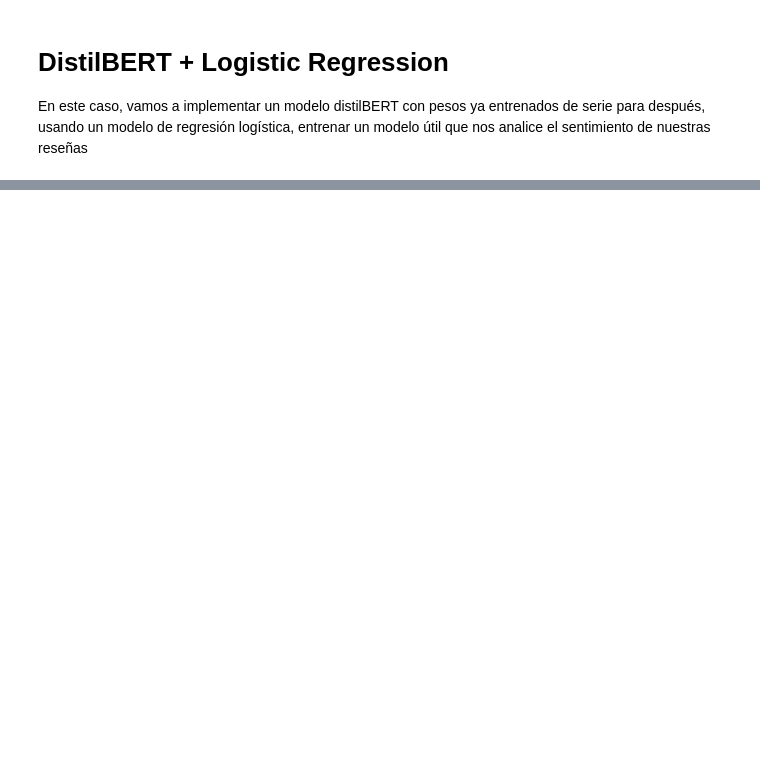
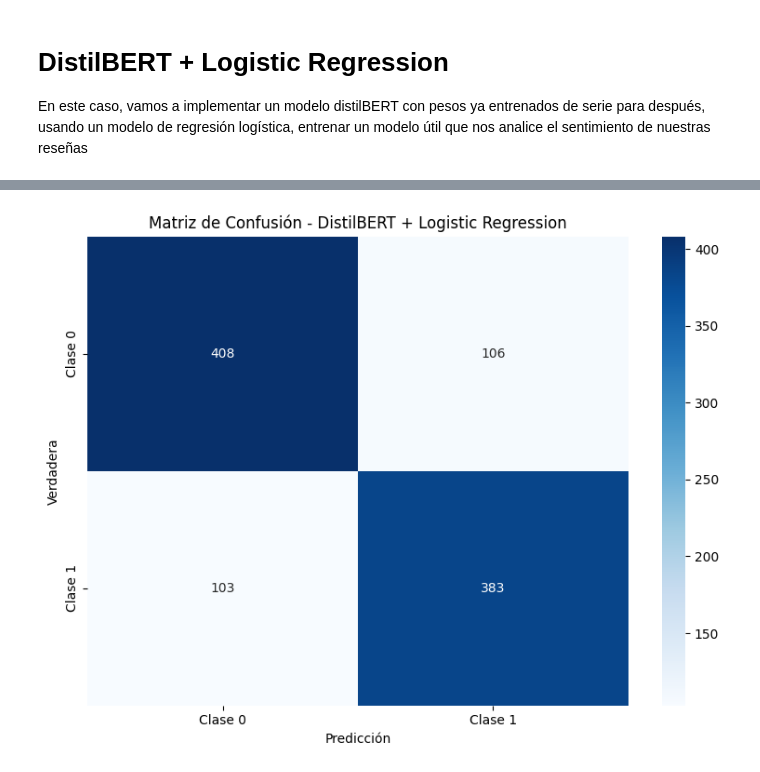
Before and after one commit to Rcerezo-dev/NLP, a Jupyter notebook: 3.1.division_y_entrenamiento0-1.ipynb, the cells around one changed output, grey strips where cells are left out. Drawn from its saved outputs; the diff is of its cells as text; code cells hidden in the pictures; blank space fills up the shorter version.

```diff
--- a/3.1.division_y_entrenamiento0-1.ipynb
+++ b/3.1.division_y_entrenamiento0-1.ipynb
@@ -276,7 +299,7 @@ from torch.utils.data import TensorDataset, DataLoader
 from transformers import DistilBertTokenizer, DistilBertModel
 import pandas as pd
 #En este caso, dado que Bert incluye su propio Tokenizador, vamos a cargar el dataset sin limpiar
-path = r'C:\Users\rammu\Documents\projects\NLP_04\práctica\reviews_Video_Games_5_balanced_preprocessed_0-1.csv'
+path = r'reviews_Video_Games_5_balanced_preprocessed_0-1.csv'
 
 df = pd.read_csv(path)
 df.head()
@@ -378,7 +401,7 @@ from sklearn.metrics import classification_report, confusion_matrix
 # --------------------------
 # 1. Ruta de guardado
 # --------------------------
-SAVE_DIR = r"C:\Users\rammu\Documents\projects\NLP_04\práctica\modelos\DistilBERT_lr_0-1"
+SAVE_DIR = r"modelos\DistilBERT_lr_0-1"
 os.makedirs(SAVE_DIR, exist_ok=True)
 
 # --------------------------
@@ -480,0 +497,72 @@ Please also refer to the documentation for alternative solver options:
+# %%
+from sklearn.metrics import (accuracy_score, f1_score, precision_score, recall_score,
+                             roc_auc_score, confusion_matrix, classification_report,
+                             roc_curve, auc)
+import matplotlib.pyplot as plt
+import seaborn as sns
+
+# --------------------------
+# Calcular Métricas Principales
+# --------------------------
+accuracy = accuracy_score(y_true, y_pred)
+precision = precision_score(y_true, y_pred, average='weighted')
+recall = recall_score(y_true, y_pred, average='weighted')
+f1 = f1_score(y_true, y_pred, average='weighted')
+
+# Métricas adicionales por clase
+precision_per_class = precision_score(y_true, y_pred, average=None)
+recall_per_class = recall_score(y_true, y_pred, average=None)
+f1_per_class = f1_score(y_true, y_pred, average=None)
+
+print("=" * 60)
+print("MÉTRICAS DE DESEMPEÑO - MODELO DistilBERT + LOGISTIC REGRESSION")
+print("=" * 60)
+print(f"\n✔️ MÉTRICAS GLOBALES:")
+print(f"   • Accuracy:  {accuracy:.4f}")
+print(f"   • Precision: {precision:.4f}")
+print(f"   • Recall:    {recall:.4f}")
+print(f"   • F1-Score:  {f1:.4f}")
+
+print(f"\n✔️ MÉTRICAS POR CLASE:")
+unique_labels = sorted(set(y_true))
+for i, label in enumerate(unique_labels):
+    print(f"   Clase {label}:")
+    print(f"      - Precision: {precision_per_class[i]:.4f}")
+    print(f"      - Recall:    {recall_per_class[i]:.4f}")
+    print(f"      - F1-Score:  {f1_per_class[i]:.4f}")
+
+print(f"\n✔️ REPORTE DE CLASIFICACIÓN DETALLADO:")
+print(classification_report(y_true, y_pred, target_names=[f'Clase {i}' for i in unique_labels]))
+
+# --------------------------
+# Matriz de Confusión
+# --------------------------
+print(f"\n✔️ MATRIZ DE CONFUSIÓN:")
+cm = confusion_matrix(y_true, y_pred)
+print(cm)
+
+# Visualizar matriz de confusión
+plt.figure(figsize=(8, 6))
+sns.heatmap(cm, annot=True, fmt='d', cmap='Blues',
+            xticklabels=[f'Clase {i}' for i in unique_labels],
+            yticklabels=[f'Clase {i}' for i in unique_labels])
+plt.title('Matriz de Confusión - DistilBERT + Logistic Regression')
+plt.ylabel('Verdadera')
+plt.xlabel('Predicción')
+plt.tight_layout()
+plt.show()
+
+# --------------------------
+# Resumen en Tabla
+# --------------------------
+print(f"\n✔️ RESUMEN EN TABLA:")
+metrics_summary = pd.DataFrame({
+    'Métrica': ['Accuracy', 'Precision', 'Recall', 'F1-Score'],
+    'Valor': [accuracy, precision, recall, f1]
+})
+print(metrics_summary.to_string(index=False))
+
+print(f"\n✔️ Conjunto de prueba: {len(y_true)} muestras")
+print(f"✔️ Aciertos: {(y_true == y_pred).sum()} / {len(y_true)}")
+print(f"✔️ Errores: {(y_true != y_pred).sum()} / {len(y_true)}")
+# %% [output]
@@ -480,0 +586 @@ Please also refer to the documentation for alternative solver options:
+[figure, added]
```
Also changed, not shown: parts of 6 cells of this notebook, 10 other files.
